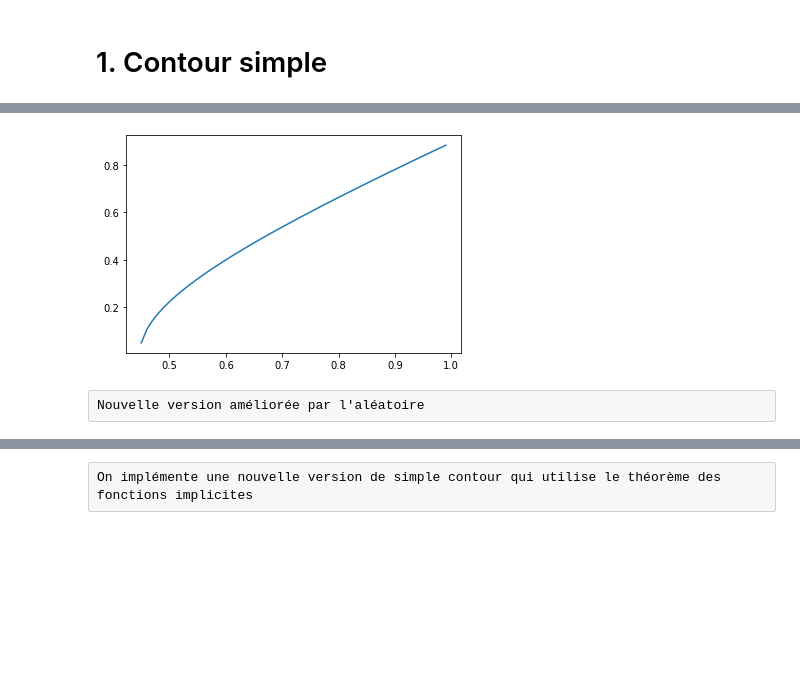
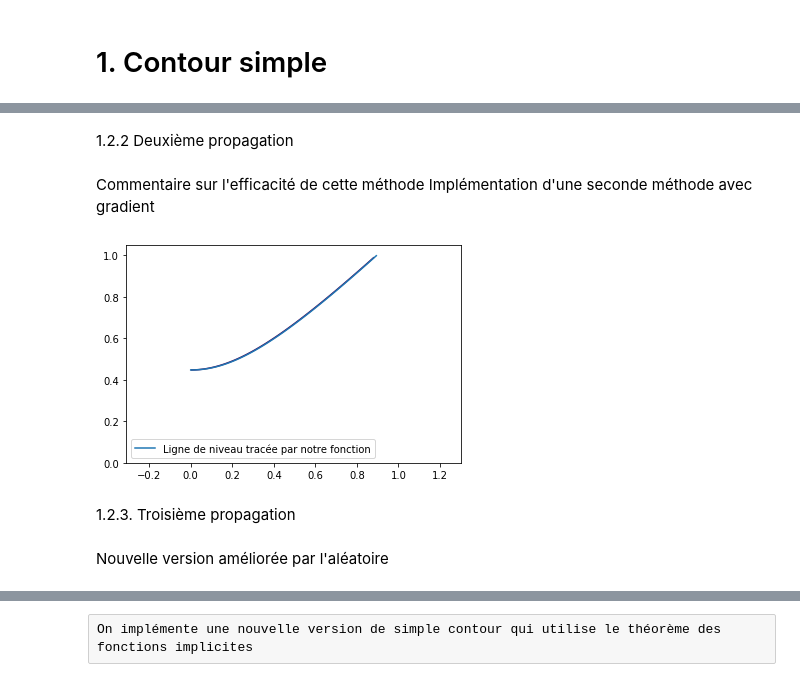
Before and after one commit to mpapet/projetmath, a Jupyter notebook: rendu.ipynb, the cells around one changed output, grey strips where cells are left out. Cells and saved outputs as stored; diff of their text form; code cells hidden in the pictures; blank space fills up the shorter version.

```diff
--- a/rendu.ipynb
+++ b/rendu.ipynb
@@ -68,5 +81,13 @@ Implémentation d'une seconde méthode avec gradient
+# %% [markdown]
+1.2.2 Deuxième propagation
+# %% [markdown]
+Commentaire sur l'efficacité de cette méthode
+Implémentation d'une seconde méthode avec gradient
 # %%
 def grad_f(x,y) :
+    """
+    calcule le gradient de f au point (x, y)
+    """
     g = autograd.grad
     return np.r_[g(f,0)(x, y), g(f, 1)(x,y)]
 
@@ -74,30 +95,28 @@ def norme_un (vecteur) :
     """
     prend en entrée un vecteur de R² et le rend unitaire
     """
-    return vecteur/ sqrt(vecteur[0]**2 + vecteur[1]**2)
+    return [vecteur[0]/(vecteur[0]**2 + vecteur[1]**2)**(1/2), vecteur[1]/(vecteur[0]**2 + vecteur[1]**2)**(1/2)]
 
-def simple_contour(f, c, delta = 0.01) :
+def simple_contour2(f, c, delta = 0.01) :
     """
     renvoie un fragment de ligne de niveau de valeur c de f
     sous la forme de deux tableaux
     """
-    xo = 0
-    yo = find_seed (f, c)
+    xo = 0.0
+    yo = find_seed (f,xo,c)
+    x = [xo]
+    y = [yo]
     if yo == None :
         return [], []
     else :
         signe = grad_f(xo, yo)[1]/abs(grad_f(xo, yo)[1])
-        x = np.array([xo])
-        y = np.array([yo])
-        vecteur_directeur = norme_un([signe*grad_f(xo, yo)[1], -1*signe*grad_f(xo, yo)[0]])
+        vecteur_directeur = norme_un([signe*grad_f(xo, yo)[1], -signe*grad_f(xo, yo)[0]])
         xo = xo + vecteur_directeur[0]*delta
         yo = yo + vecteur_directeur[1]*delta
     while xo <= 1 and yo <= 1 :
         x.append(xo)
         y.append(yo)
-        vecteur_directeur = norme_un([signe*grad_f(xo, yo)[1], -1*signe*grad_f(xo, yo)[0]])
+        vecteur_directeur = norme_un([signe*grad_f(xo, yo)[1], -signe*grad_f(xo, yo)[0]])
         xo = xo + vecteur_directeur[0]*delta
         yo = yo + vecteur_directeur[1]*delta
     return x, y
-# %% [output]
-[figure, removed]
@@ -106,4 +123,20 @@ def simple_contour(f, c, delta = 0.01) :
-# %% [raw]
-Nouvelle version améliorée par l'aléatoire
+# %%
+## Test de la deuxième fonction
+X, Y = simple_contour2(f, 0.2 )
+Xsec = np.arange(0, 1, 0.01)
+Ysec = np.arange(0, 1, 0.01)
+Xsec, Ysec = np.meshgrid(Xsec, Ysec)
+Z = f(Xsec, Ysec)
+plt.axis('equal')
+plt.contour(Xsec, Ysec, Z, [0.2])
+plt.plot(X,Y, label = 'Ligne de niveau tracée par notre fonction')
+plt.legend()
+plt.show()
+# %% [output]
+[figure, added]
+# %% [markdown]
+1.2.3. Troisième propagation
+# %% [markdown]
+Nouvelle version améliorée par l'aléatoire
 # %%
 import numpy as np
```
Also changed, not shown: parts of 18 cells of this notebook.
